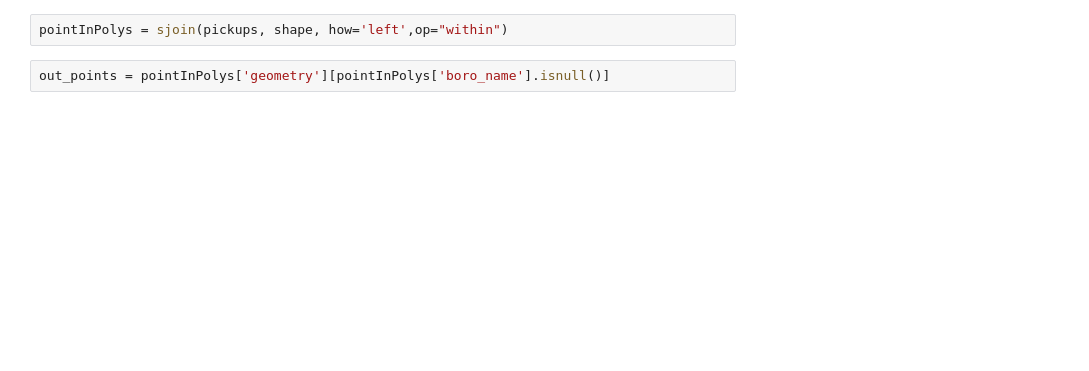
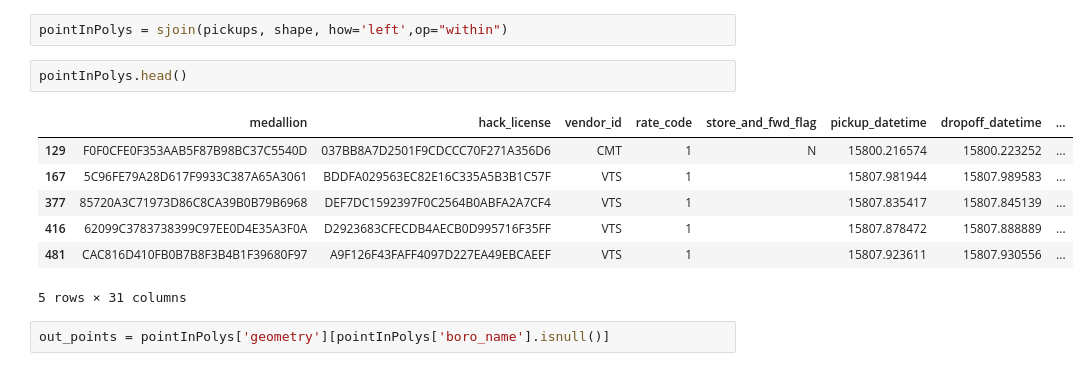
Before and after one commit to FrancoScopelliti/Taxi-Data-Cleaning, a Jupyter notebook: coordCleaningNYCBound.ipynb, the cells around one changed output. Saved outputs shown, nothing was run; the diff lists cells and outputs as text; blank space fills up the shorter version.

```diff
--- a/coordCleaningNYCBound.ipynb
+++ b/coordCleaningNYCBound.ipynb
@@ -241,4 +243,14 @@ geopandas.geodataframe.GeoDataFrame
 # %%
 pointInPolys = sjoin(pickups, shape, how='left',op="within")
+# %%
+pointInPolys.head()
+# %% [output]
+|  | medallion | hack_license | vendor_id | rate_code | store_and_fwd_flag | pickup_datetime | dropoff_datetime | ... |
+| 129 | F0F0CFE0F353AAB5F87B98BC37C5540D | 037BB8A7D2501F9CDCCC70F271A356D6 | CMT | 1 | N | 15800.216574 | 15800.223252 | ... |
+| 167 | 5C96FE79A28D617F9933C387A65A3061 | BDDFA029563EC82E16C335A5B3B1C57F | VTS | 1 |  | 15807.981944 | 15807.989583 | ... |
+| 377 | 85720A3C71973D86C8CA39B0B79B6968 | DEF7DC1592397F0C2564B0ABFA2A7CF4 | VTS | 1 |  | 15807.835417 | 15807.845139 | ... |
+| 416 | 62099C3783738399C97EE0D4E35A3F0A | D2923683CFECDB4AECB0D995716F35FF | VTS | 1 |  | 15807.878472 | 15807.888889 | ... |
+| 481 | CAC816D410FB0B7B8F3B4B1F39680F97 | A9F126F43FAFF4097D227EA49EBCAEEF | VTS | 1 |  | 15807.923611 | 15807.930556 | ... |
+5 rows × 31 columns
 # %%
 out_points = pointInPolys['geometry'][pointInPolys['boro_name'].isnull()]
```
Also changed, not shown: parts of 15 cells of this notebook.
